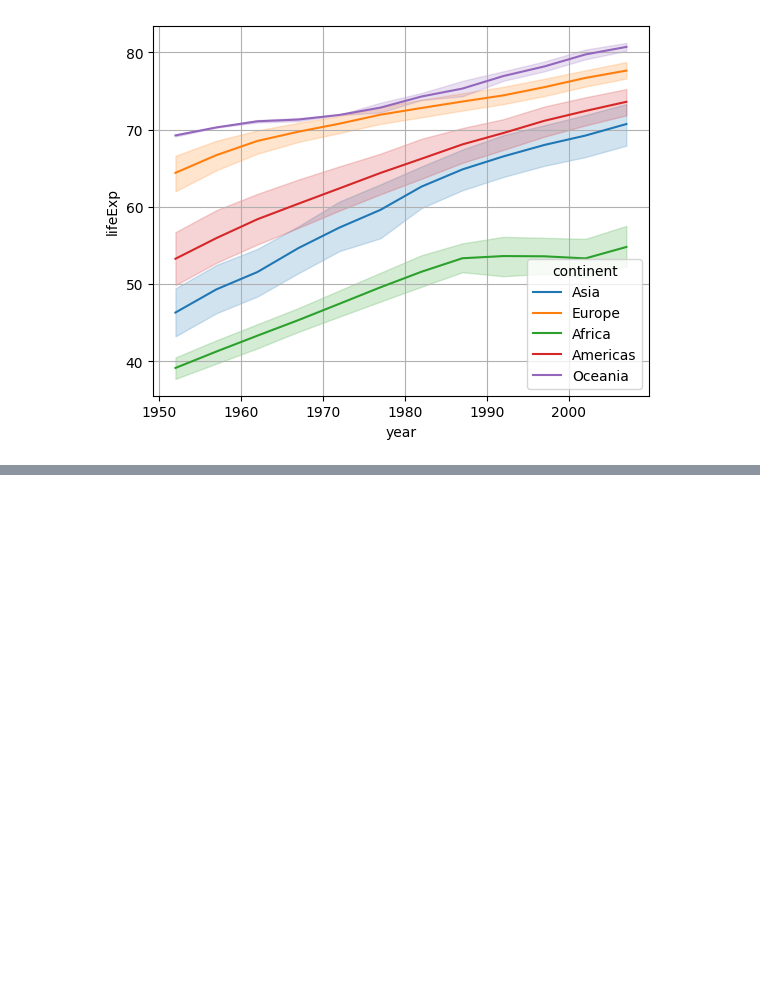
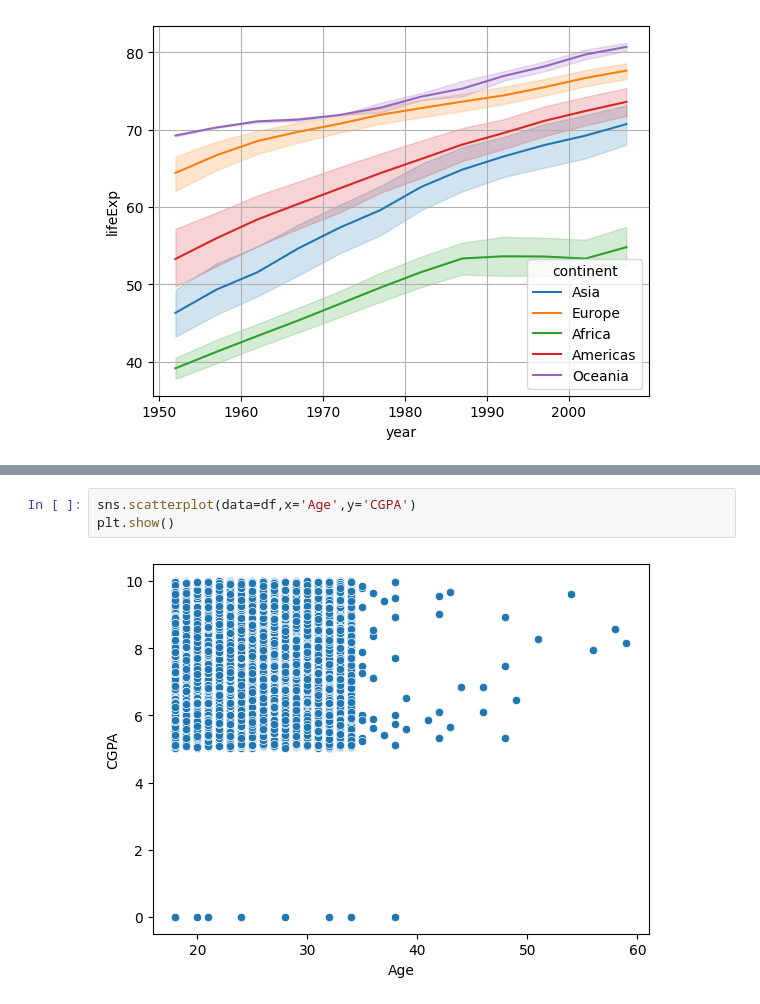
Before and after one commit to Sgpaisa/assignment_practice, a Jupyter notebook: Seaborn/seaborn.ipynb, the cells around one changed output, grey strips where cells are left out. Cells and saved outputs as stored; diff of their text form; blank space fills up the shorter version.

```diff
--- a/Seaborn/seaborn.ipynb
+++ b/Seaborn/seaborn.ipynb
@@ -156,0 +181,5 @@ Name: country, Length: 1704, dtype: bool
+# %%
+sns.scatterplot(data=df,x='Age',y='CGPA')
+plt.show()
+# %% [output]
+[figure, added]
```
Also changed, not shown: parts of 27 cells of this notebook, 1 other file.
